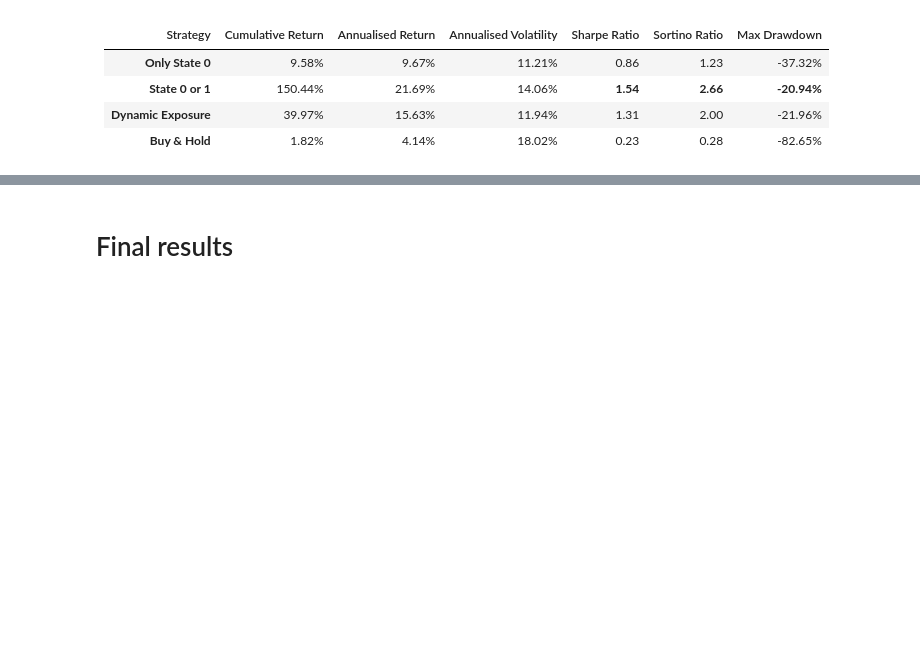
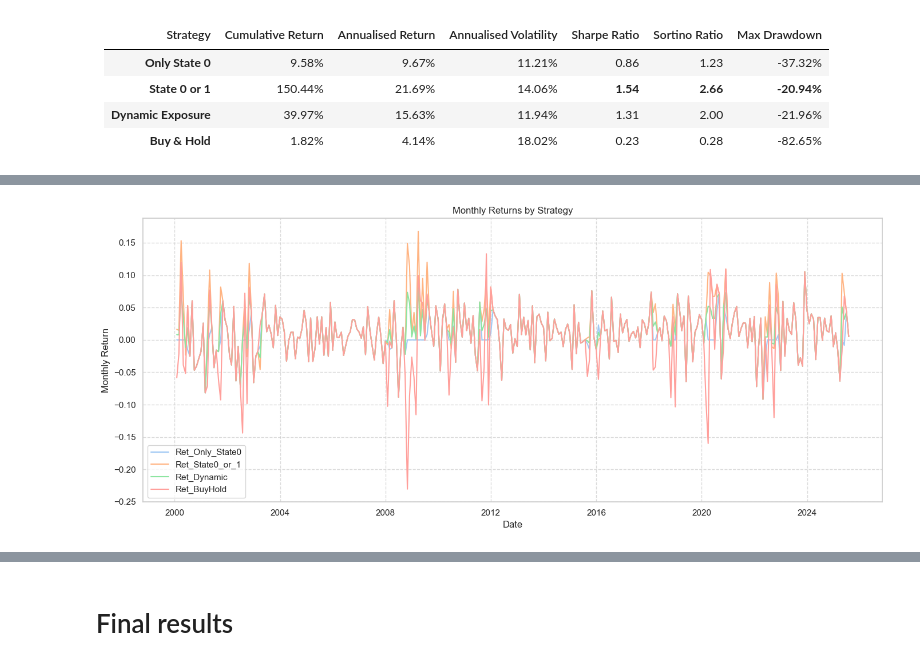
Before and after one commit to kgiannako/sp500-volatility-regime-hmm, a Jupyter notebook: notebooks/dev_hmm_volatility.ipynb, the cells around one changed output, grey strips where cells are left out. Cells and saved outputs as stored; diff of their text form; code cells hidden in the pictures; blank space fills up the shorter version.

```diff
--- a/notebooks/dev_hmm_volatility.ipynb
+++ b/notebooks/dev_hmm_volatility.ipynb
@@ -856,0 +988,22 @@ results_weekly_df
+# %%
+# Resample to Monthly Returns (non-cumulative, period returns)
+monthly_returns = sp500_weekly[['Ret_Only_State0', 'Ret_State0_or_1', 'Ret_Dynamic', 'Ret_BuyHold']].resample('M').apply(lambda x: (x + 1).prod() - 1)
+
+# Resample to Yearly Returns
+yearly_returns = sp500_weekly[['Ret_Only_State0', 'Ret_State0_or_1', 'Ret_Dynamic', 'Ret_BuyHold']].resample('Y').apply(lambda x: (x + 1).prod() - 1)
+
+# Example: Monthly Returns Plot
+plt.figure(figsize=(14, 6))
+
+for column in monthly_returns.columns:
+    plt.plot(monthly_returns.index, monthly_returns[column], label=column)
+
+plt.title('Monthly Returns by Strategy')
+plt.xlabel('Date')
+plt.ylabel('Monthly Return')
+plt.grid(True, linestyle='--', alpha=0.7)
+plt.legend()
+plt.tight_layout()
+plt.show()
+# %% [output]
+[figure, added]
```
Also changed, not shown: parts of 16 cells of this notebook.
